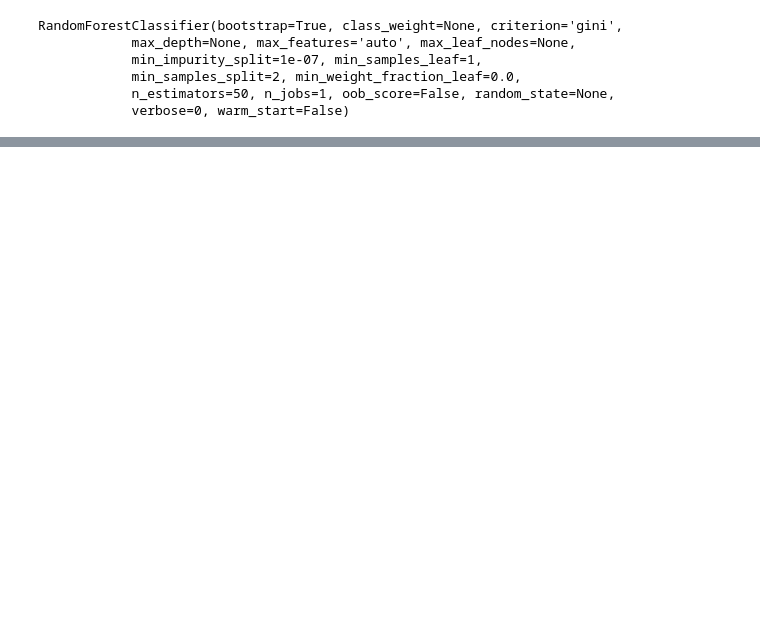
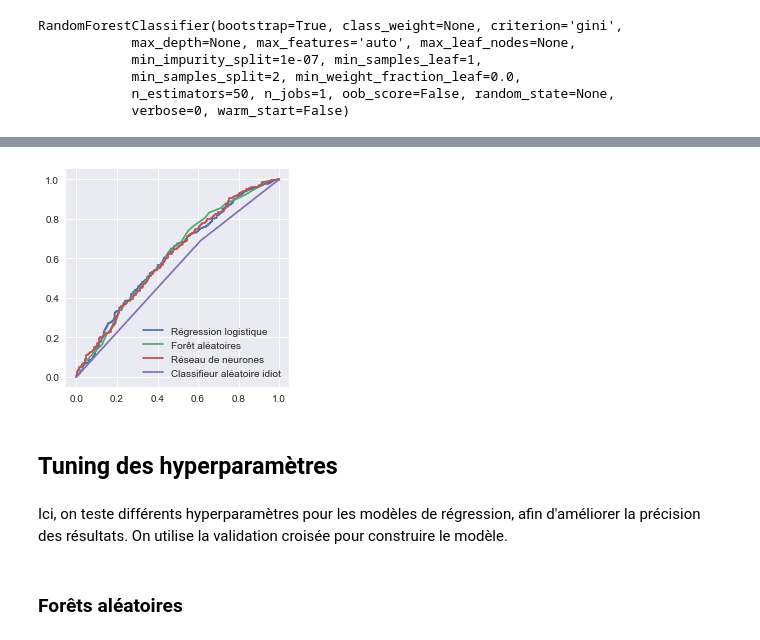
Before and after one commit to Maxime-Bergeat/ensae-python-2018, a Jupyter notebook: Code et notebooks/Analyse_Haikus_v1_20181106.ipynb, the cells around one changed output, grey strips where cells are left out. Saved outputs shown, nothing was run; the diff lists cells and outputs as text; code cells hidden in the pictures; blank space fills up the shorter version.

Commit message:
add other testing for coding author's sex (some tuning of hyperparameters / for now not concluding) and some methods comparison

```diff
--- a/Code et notebooks/Analyse_Haikus_v1_20181106.ipynb
+++ b/Code et notebooks/Analyse_Haikus_v1_20181106.ipynb
@@ -200,0 +298,34 @@ print(time.asctime())
+# %%
+### Courbes ROC pour comparer les différentes approches
+import numpy
+np_train = numpy.hstack([feat_train.todense()])
+np_test = numpy.hstack([feat_test.todense()])
+pmodelreg = lreg.predict_proba(np_test)[:, 1]
+pmodelFor = clf.predict_proba(np_test)[:, 1]
+pmodelResNeur = reseau_neur.predict_proba(np_test)[:, 1]
+pmodelIdiot = idiot.predict_proba(np_test)[:, 1]
+#lreg.predict_proba(y_test)
+# %%
+# Conversion de l'objet y en numérique (0/1 plutôt que homme femme pour pouvoir tracer la courbe)
+y_test_num= (y_test == "H")
+from sklearn.metrics import roc_auc_score, roc_curve, auc
+fpr1, tpr1, th1 = roc_curve(y_test_num, pmodelreg)
+fpr2, tpr2, th2 = roc_curve(y_test_num, pmodelFor)
+fpr3, tpr3, th3 = roc_curve(y_test_num, pmodelResNeur)
+fpr4, tpr4, th4 = roc_curve(y_test_num, pmodelIdiot)
+# %%
+import matplotlib.pyplot as plt
+fig, ax = plt.subplots(1,1, figsize=(4,4))
+ax.plot(fpr1, tpr1, label='Régression logistique')
+ax.plot(fpr2, tpr2, label='Forêt aléatoires')
+ax.plot(fpr3, tpr3, label='Réseau de neurones')
+ax.plot(fpr4, tpr4, label='Classifieur aléatoire idiot')
+ax.legend();
+# %% [output]
+[figure, added]
+# %% [markdown]
+## Tuning des hyperparamètres
+# %% [markdown]
+Ici, on teste différents hyperparamètres pour les modèles de régression, afin d'améliorer la précision des résultats. On utilise la validation croisée pour construire le modèle.
+# %% [markdown]
+### Forêts aléatoires
```
Also changed, not shown: parts of 34 cells of this notebook.
